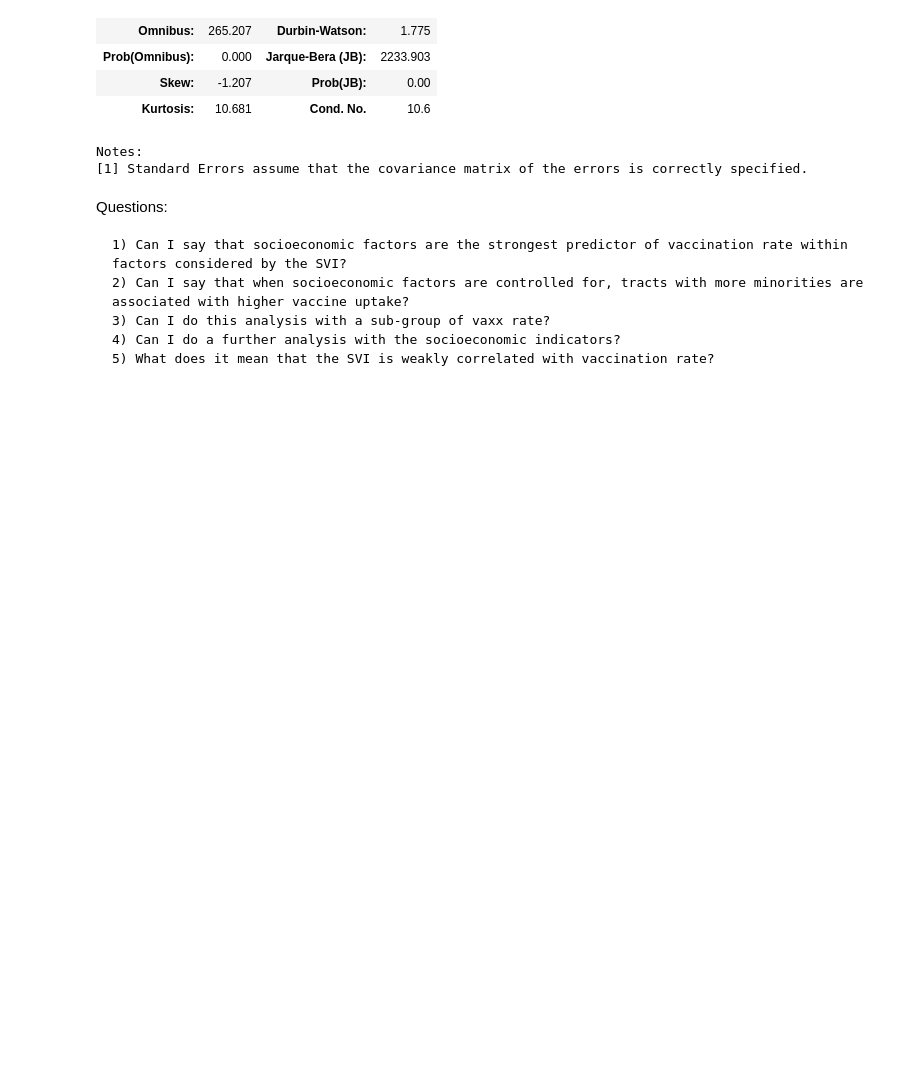
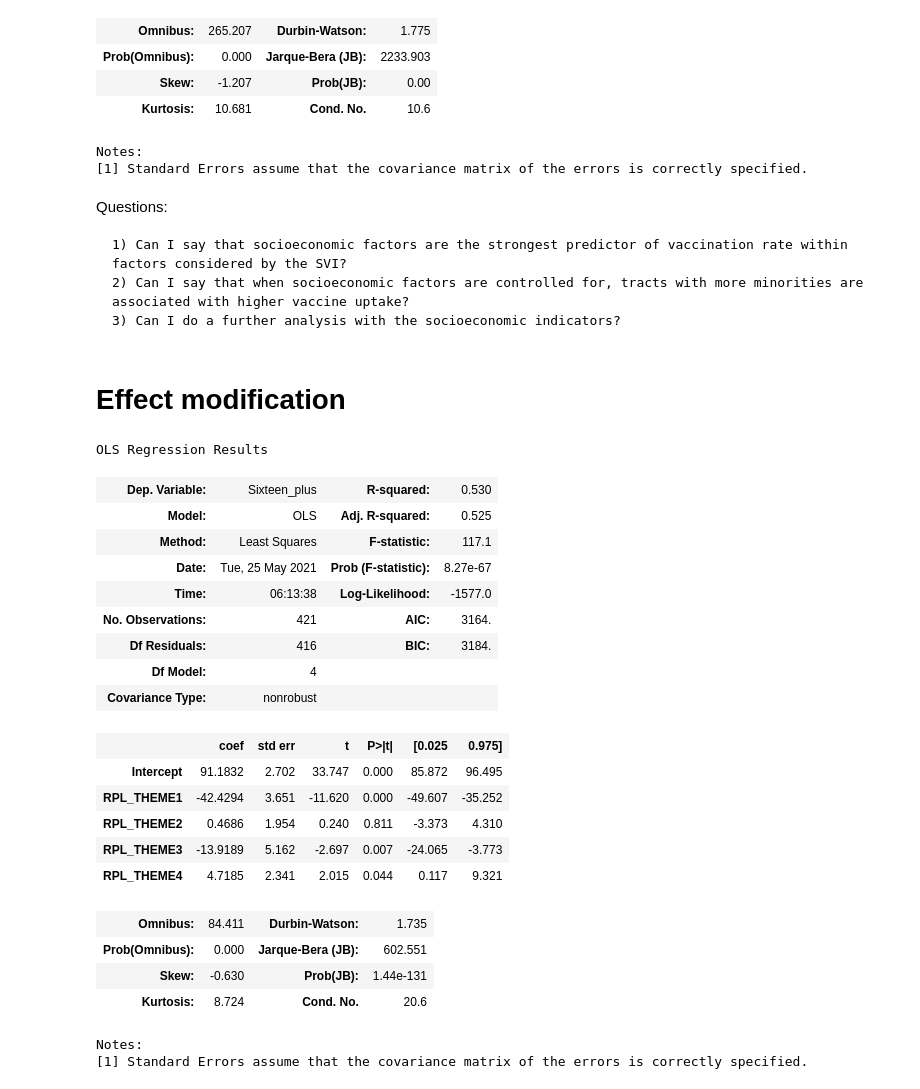
Before and after one commit to kpananjady/SVI_component_analysis, a Jupyter notebook: SVI characteristics .ipynb, the cells around one changed output. Drawn from its saved outputs; the diff is of its cells as text; code cells hidden in the pictures; blank space fills up the shorter version.

```diff
--- a/SVI characteristics .ipynb
+++ b/SVI characteristics .ipynb
@@ -308,6 +355,37 @@ Questions:
 
     1) Can I say that socioeconomic factors are the strongest predictor of vaccination rate within factors considered by the SVI?
     2) Can I say that when socioeconomic factors are controlled for, tracts with more minorities are associated with higher vaccine uptake?
-    3) Can I do this analysis with a sub-group of vaxx rate?
-    4) Can I do a further analysis with the socioeconomic indicators?
-    5) What does it mean that the SVI is weakly correlated with vaccination rate?
+    3) Can I do a further analysis with the socioeconomic indicators?
+# %% [markdown]
+# Effect modification
+# %%
+#Sixteen plus with the themes
+vaccination_model = ols("""Sixteen_plus ~ RPL_THEME1
+                                            + RPL_THEME2
+                                            + RPL_THEME3
+                                            + RPL_THEME4""", data=df_final_for_regression[df_final_for_regression['RPL_THEME3']>0.49]).fit()
+# summarize our model
+vaccination_model.summary()
+# %% [output]
+OLS Regression Results
+| Dep. Variable: | Sixteen_plus | R-squared: | 0.530 |
+| Model: | OLS | Adj. R-squared: | 0.525 |
+| Method: | Least Squares | F-statistic: | 117.1 |
+| Date: | Tue, 25 May 2021 | Prob (F-statistic): | 8.27e-67 |
+| Time: | 06:13:38 | Log-Likelihood: | -1577.0 |
+| No. Observations: | 421 | AIC: | 3164. |
+| Df Residuals: | 416 | BIC: | 3184. |
+| Df Model: | 4 |  |  |
+| Covariance Type: | nonrobust |  |  |
+|  | coef | std err | t | P>|t| | [0.025 | 0.975] |
+| Intercept | 91.1832 | 2.702 | 33.747 | 0.000 | 85.872 | 96.495 |
+| RPL_THEME1 | -42.4294 | 3.651 | -11.620 | 0.000 | -49.607 | -35.252 |
+| RPL_THEME2 | 0.4686 | 1.954 | 0.240 | 0.811 | -3.373 | 4.310 |
+| RPL_THEME3 | -13.9189 | 5.162 | -2.697 | 0.007 | -24.065 | -3.773 |
+| RPL_THEME4 | 4.7185 | 2.341 | 2.015 | 0.044 | 0.117 | 9.321 |
+| Omnibus: | 84.411 | Durbin-Watson: | 1.735 |
+| Prob(Omnibus): | 0.000 | Jarque-Bera (JB): | 602.551 |
+| Skew: | -0.630 | Prob(JB): | 1.44e-131 |
+| Kurtosis: | 8.724 | Cond. No. | 20.6 |
+Notes:
+[1] Standard Errors assume that the covariance matrix of the errors is correctly specified.
```
Also changed, not shown: parts of 9 cells of this notebook.
